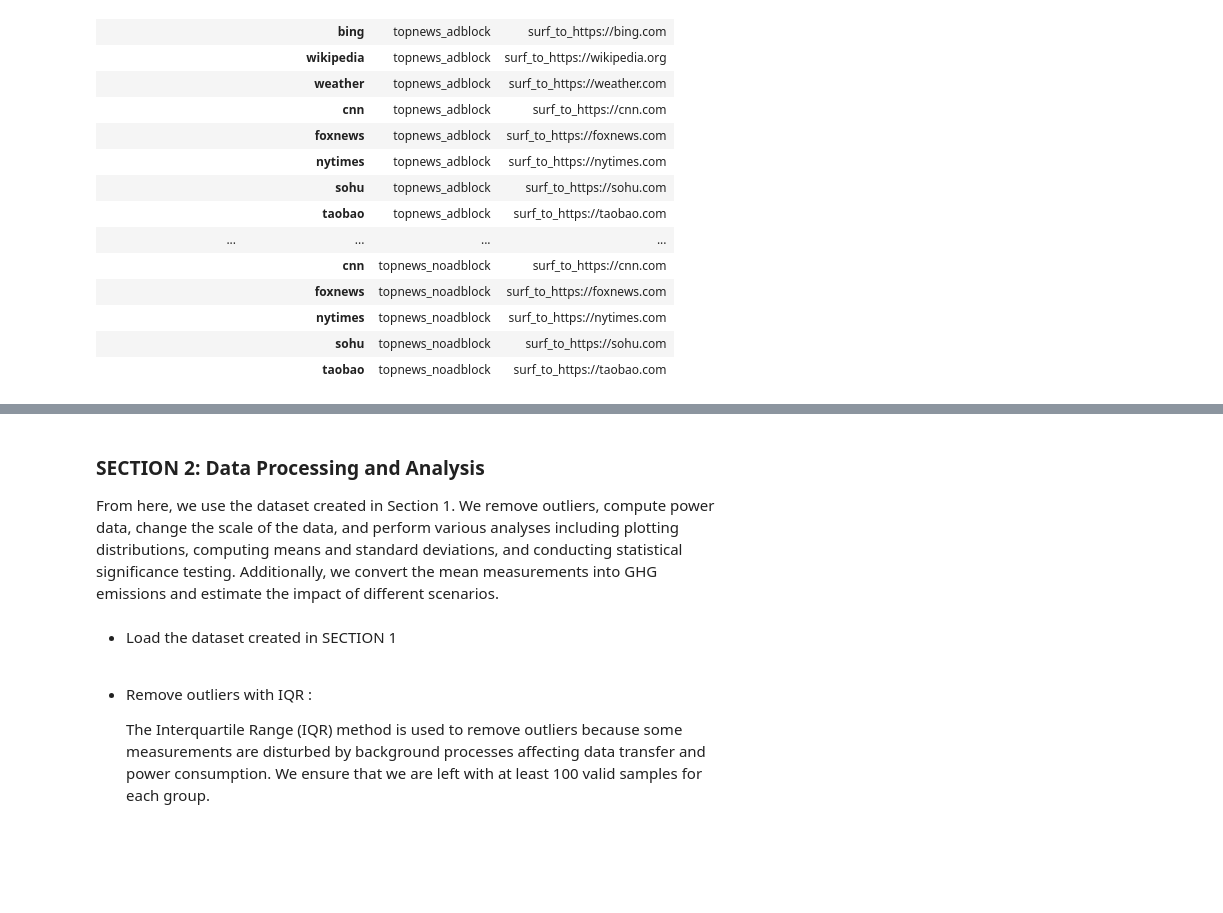
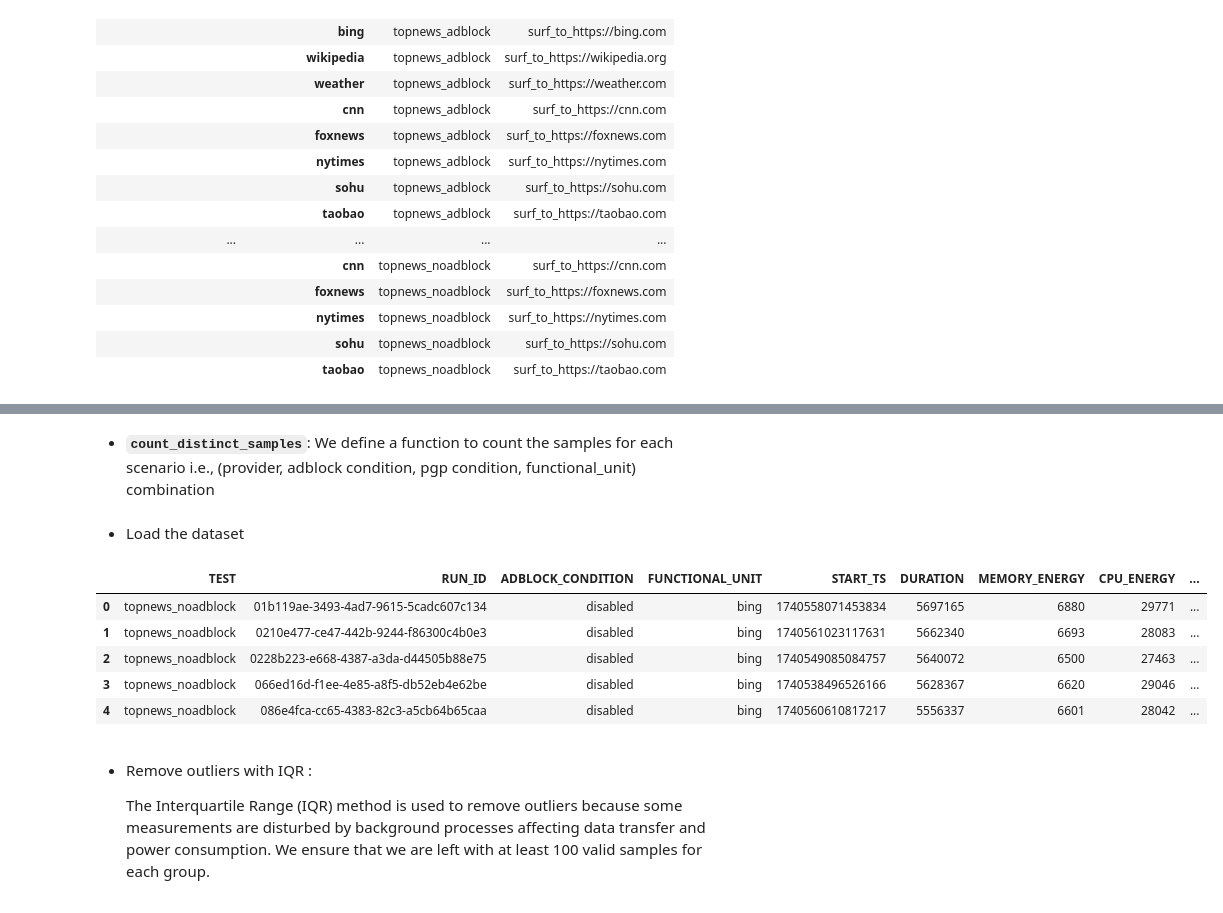
Before and after one commit to ReSP-Lab/2024-loco-security-sustainability-artifact, a Jupyter notebook: notebook/2025_topnews_data_analysis.ipynb, the cells around one changed output, grey strips where cells are left out. Drawn from its saved outputs; the diff is of its cells as text; code cells hidden in the pictures; blank space fills up the shorter version.

```diff
--- a/notebook/2025_topnews_data_analysis.ipynb
+++ b/notebook/2025_topnews_data_analysis.ipynb
@@ -436,4 +142,2 @@ data.to_csv('2025_topnews_data.csv', index=False)
-# %% [markdown]
-### SECTION 2: Data Processing and Analysis
-
-From here, we use the dataset created in Section 1. We remove outliers, compute power data, change the scale of the data, and perform various analyses including plotting distributions, computing means and standard deviations, and conducting statistical significance testing. Additionally, we convert the mean measurements into GHG emissions and estimate the impact of different scenarios.
+# %% [markdown]
+- **`count_distinct_samples`**: We define a function to count the samples for each scenario i.e., (provider, adblock condition, pgp condition, functional_unit) combination
@@ -440,7 +160,15 @@ From here, we use the dataset created in Section 1. We remove outliers, compute
 # %% [markdown]
-- Load the dataset created in SECTION 1
+- Load the dataset
 # %%
 data = pd.read_csv('2025_topnews_data.csv')
+data.head()
+# %% [output]
+|  | TEST | RUN_ID | ADBLOCK_CONDITION | FUNCTIONAL_UNIT | START_TS | DURATION | MEMORY_ENERGY | CPU_ENERGY | ... |
+| 0 | topnews_noadblock | 01b119ae-3493-4ad7-9615-5cadc607c134 | disabled | bing | 1740558071453834 | 5697165 | 6880 | 29771 | ... |
+| 1 | topnews_noadblock | 0210e477-ce47-442b-9244-f86300c4b0e3 | disabled | bing | 1740561023117631 | 5662340 | 6693 | 28083 | ... |
+| 2 | topnews_noadblock | 0228b223-e668-4387-a3da-d44505b88e75 | disabled | bing | 1740549085084757 | 5640072 | 6500 | 27463 | ... |
+| 3 | topnews_noadblock | 066ed16d-f1ee-4e85-a8f5-db52eb4e62be | disabled | bing | 1740538496526166 | 5628367 | 6620 | 29046 | ... |
+| 4 | topnews_noadblock | 086e4fca-cc65-4383-82c3-a5cb64b65caa | disabled | bing | 1740560610817217 | 5556337 | 6601 | 28042 | ... |
 # %% [markdown]
 - Remove outliers with IQR :
 
```
Also changed, not shown: parts of 25 cells of this notebook, 5 other files.
